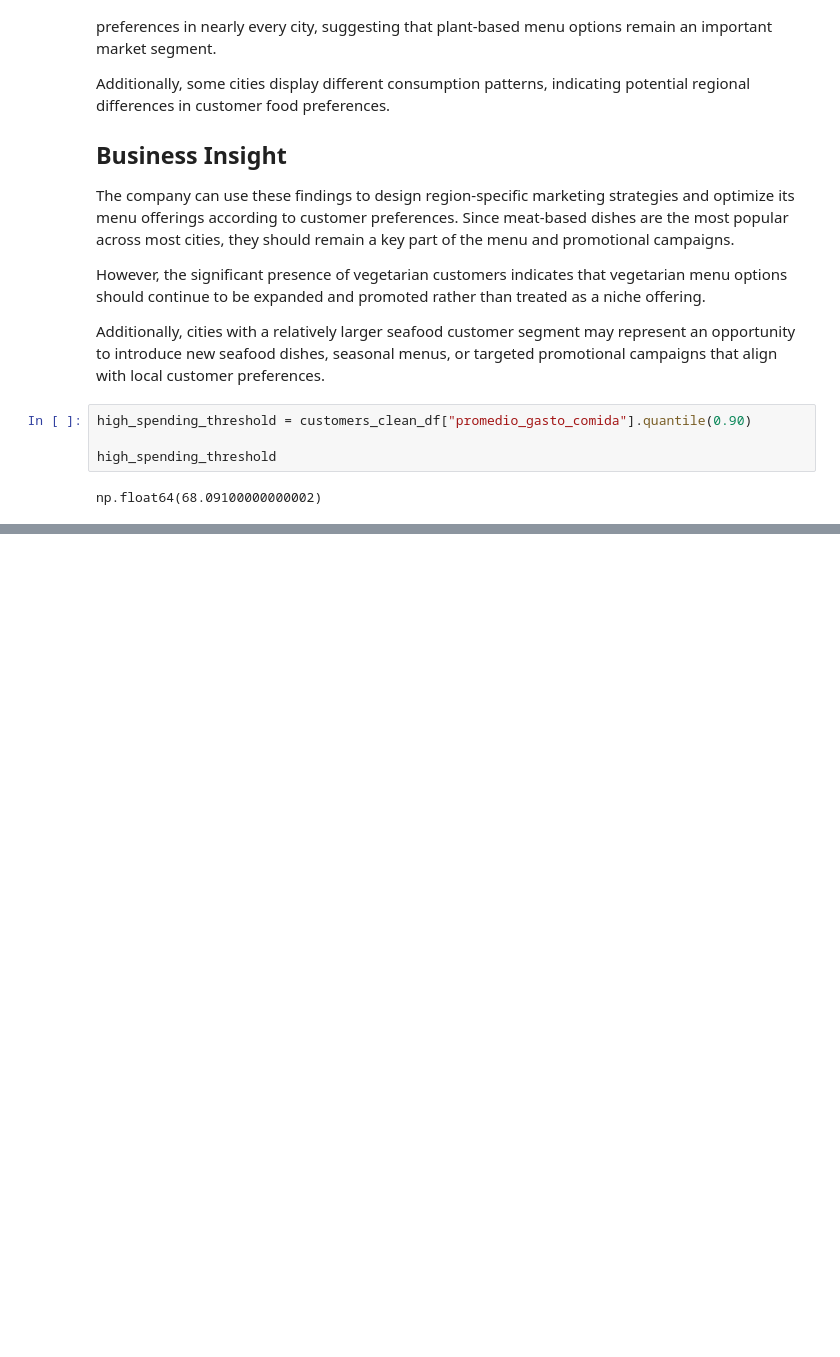
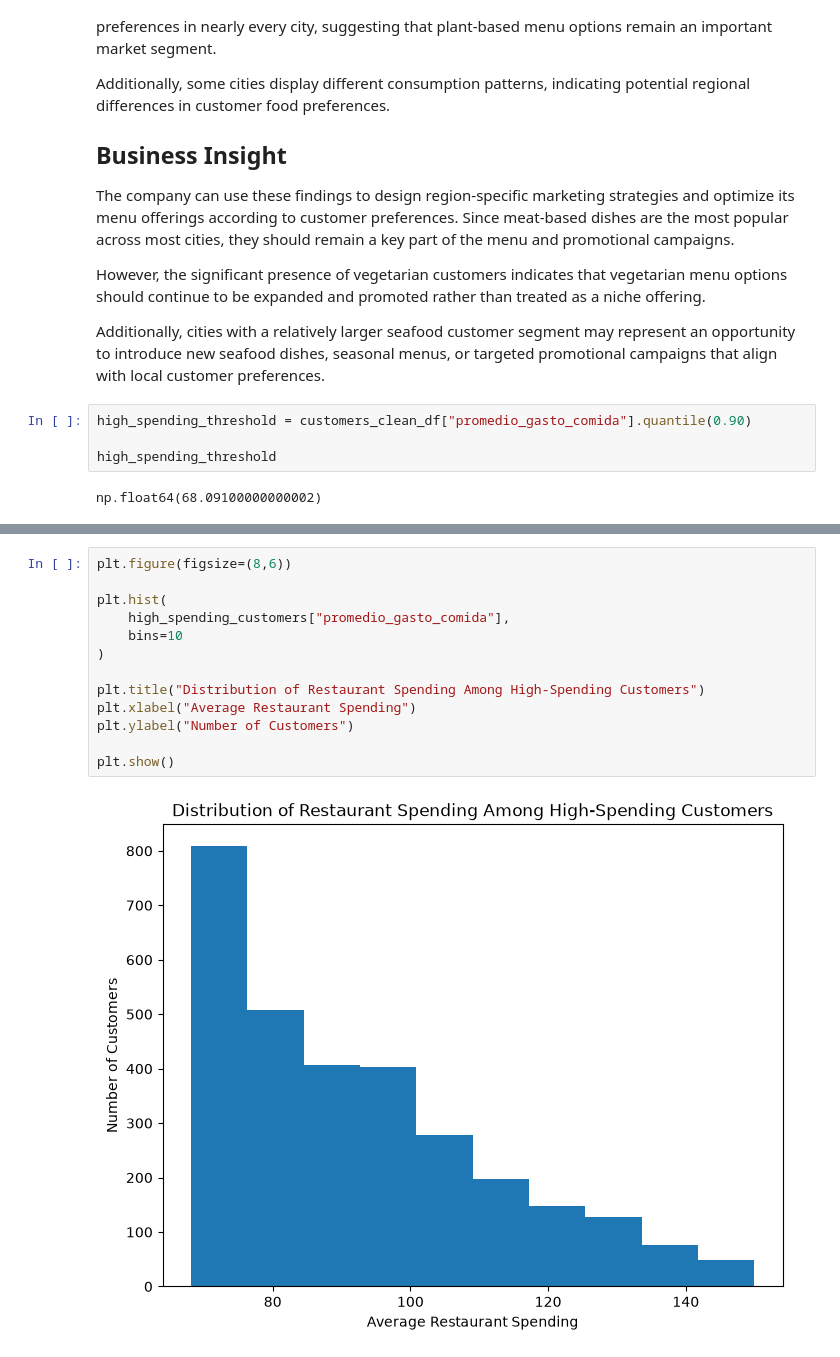
Before and after one commit to Dcuastumal/restaurant-customer-analysis, a Jupyter notebook: notebooks/exploratory_data_analysis.ipynb, the cells around one changed output, grey strips where cells are left out. Drawn from its saved outputs; the diff is of its cells as text; blank space fills up the shorter version.

```diff
--- a/notebooks/exploratory_data_analysis.ipynb
+++ b/notebooks/exploratory_data_analysis.ipynb
@@ -775,0 +879,15 @@ np.float64(68.09100000000002)
+# %%
+plt.figure(figsize=(8,6))
+
+plt.hist(
+    high_spending_customers["promedio_gasto_comida"],
+    bins=10
+)
+
+plt.title("Distribution of Restaurant Spending Among High-Spending Customers")
+plt.xlabel("Average Restaurant Spending")
+plt.ylabel("Number of Customers")
+
+plt.show()
+# %% [output]
+[figure, added]
```
Also changed, not shown: parts of 21 cells of this notebook.
